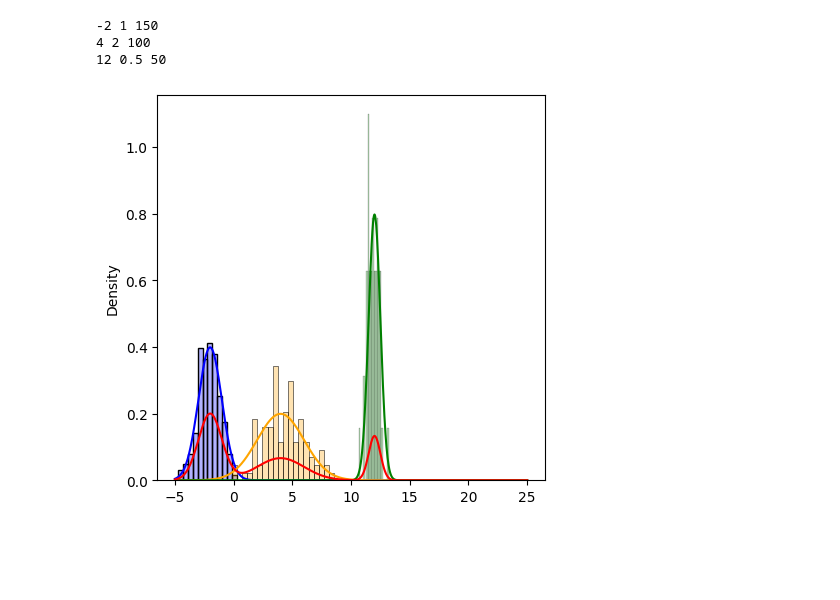
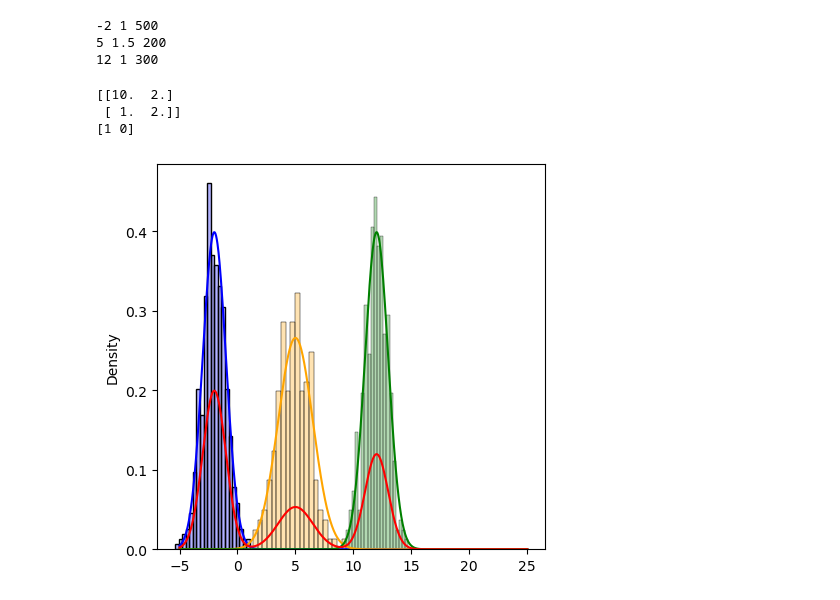
Before and after one commit to geonove/Bayesian-Project, a Jupyter notebook: Univariate_Gibbs_GMM.ipynb, the cells around one changed output. Drawn from its saved outputs; the diff is of its cells as text; code cells hidden in the pictures; blank space fills up the shorter version.

```diff
--- a/Univariate_Gibbs_GMM.ipynb
+++ b/Univariate_Gibbs_GMM.ipynb
@@ -23,53 +24,67 @@ class Gaussian:
 # %%
 np.random.seed(2)
 
-mu1 = -2 # np.random.uniform(-10, 10)
-sigma1 = 1 # np.random.uniform(1, 5)
-f_1 = Gaussian(mu1, sigma1)
-n1 = 150 # np.random.randint(100, 200)
-cluster_1 = f_1.sample(n1)
+nsamples = 1000
+mu1 = -2
+sigma1 = 1
+f1 = Gaussian(mu1, sigma1)
+w1 = 0.5
+n1 = nsamples * w1
+cluster1 = f1.sample(n1)
 
-mu2 = 4 # np.random.uniform(-10, 10)
-sigma2 = 2 # np.random.uniform(1, 5)
-f_2 = Gaussian(mu2,  sigma2)
-n2 = 100 # np.random.randint(100, 200)
-cluster_2 = f_2.sample(n2)
+mu2 = 5
+sigma2 = 1.5
+f2 = Gaussian(mu2,  sigma2)
+w2 = 0.2
+n2 = nsamples * w2
+cluster2 = f2.sample(n2)
 
 mu3 = 12
-sigma3 = 0.5
-f_3 = Gaussian(mu3, sigma3)
-n3 = 50
-cluster_3 = f_3.sample(n3)
+sigma3 = 1
+f3 = Gaussian(mu3, sigma3)
+w3 = 0.3
+n3 = nsamples * w3
+cluster3 = f3.sample(n3)
 
-print(f_1.mu, f_1.sigma, len(cluster_1))
-print(f_2.mu, f_2.sigma, len(cluster_2))
-print(f_3.mu, f_3.sigma, len(cluster_3))
+print(f1.mu, f1.sigma, len(cluster1))
+print(f2.mu, f2.sigma, len(cluster2))
+print(f3.mu, f3.sigma, len(cluster3))
 # %% [output]
--2 1 150
-4 2 100
-12 0.5 50
+-2 1 500
+5 1.5 200
+12 1 300
+# %%
+import numpy as np
+from sklearn.mixture import GaussianMixture
+X = np.array([[1, 2], [1, 4], [1, 0], [10, 2], [10, 4], [10, 0]])
+gm = GaussianMixture(n_components=2, random_state=0).fit(X)
+print(gm.means_)
+#array([[10.,  2.],
+#       [ 1.,  2.]])
+print(gm.predict([[0, 0], [12, 3]]))
+#array([1, 0])
+# %% [output]
+[[10.  2.]
+ [ 1.  2.]]
+[1 0]
 # %%
-w1 = n1 / (n1 + n2 + n3)
-w2 = n2 / (n1 + n2 + n3)
-w3 = n3 / (n1 + n2 + n3)
-
 x = np.linspace(-5, 25, 1000)
 fig = plt.figure(figsize=(5,5))
 
 
-sns.histplot(cluster_1, stat='density', alpha=0.3, color='blue')
-plt.plot(x, f_1.pdf(x), color='blue')
+sns.histplot(cluster1, stat='density', alpha=0.3, color='blue')
+plt.plot(x, f1.pdf(x), color='blue')
 #plt.scatter(cluster_1, np.zeros(len(cluster_1)), color='red', marker='o')
 
-sns.histplot(cluster_2, stat='density', bins=20,alpha=0.3, color='orange',)
-plt.plot(x, f_2.pdf(x), color='orange')
+sns.histplot(cluster2, stat='density', bins=20,alpha=0.3, color='orange',)
+plt.plot(x, f2.pdf(x), color='orange')
 
-sns.histplot(cluster_3, stat='density', bins=20,alpha=0.3, color='green',)
-plt.plot(x, f_3.pdf(x), color='green')
+sns.histplot(cluster3, stat='density', bins=20,alpha=0.3, color='green',)
+plt.plot(x, f3.pdf(x), color='green')
 
-plt.plot(x, w1*f_1.pdf(x) + w2*f_2.pdf(x) + w3*f_3.pdf(x), color = 'red')
+plt.plot(x, w1*f1.pdf(x) + w2*f2.pdf(x) + w3*f3.pdf(x), color = 'red')
 
 plt.show()
 # %% [output]
-[figure, old version]
+[figure, new version]
 # %%
```
Also changed, not shown: parts of 11 cells of this notebook.
